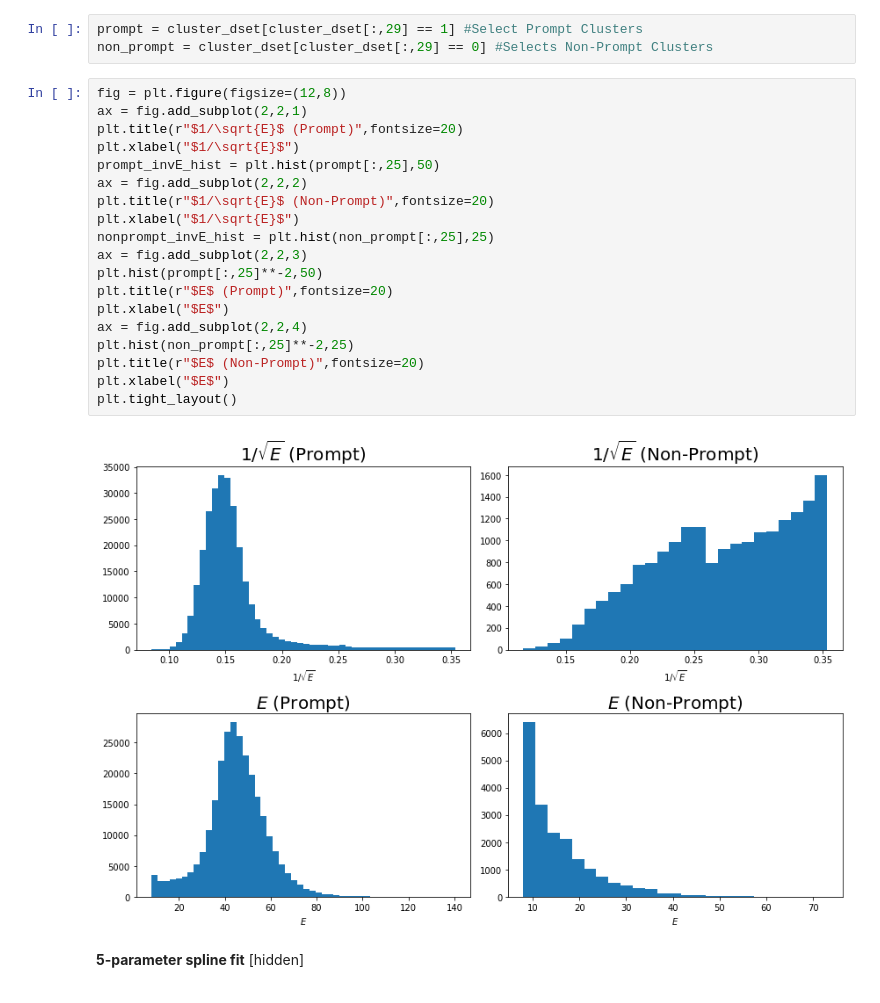
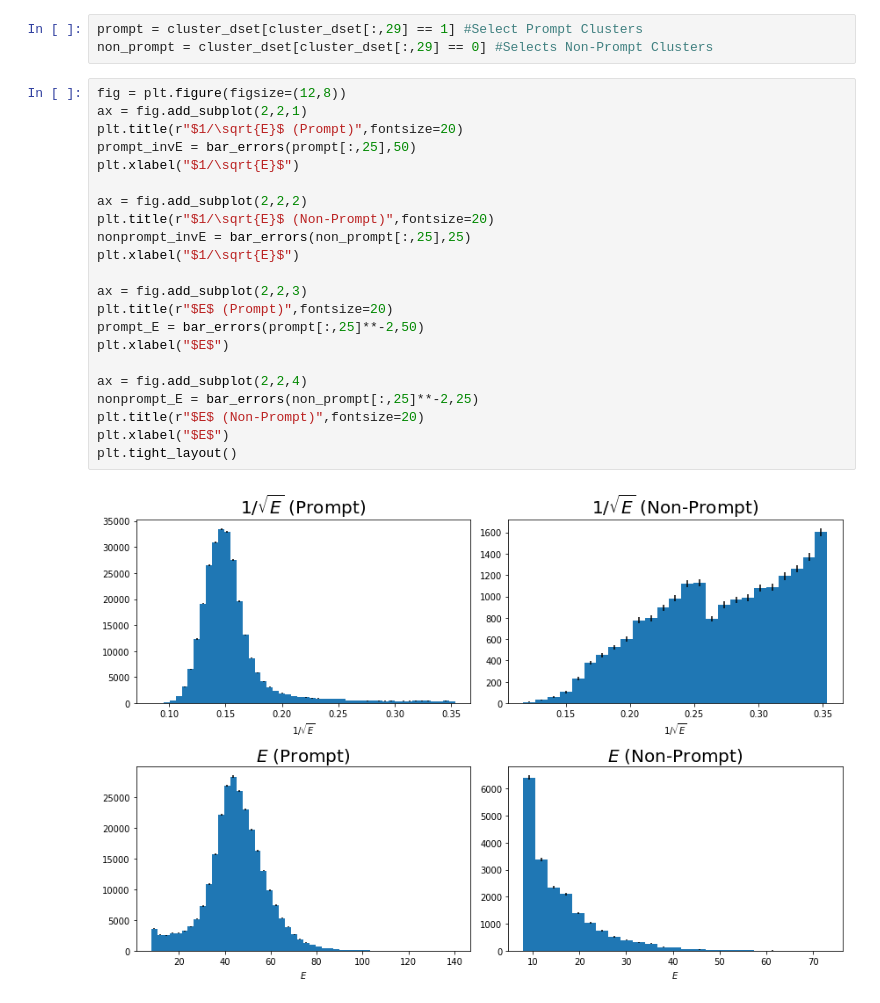
Before and after one commit to alwina/ntuple-gj, a Jupyter notebook: example/photon_ml/Fit_Splines.ipynb, the cells around one changed output. Cells and saved outputs as stored; diff of their text form.

```diff
--- a/example/photon_ml/Fit_Splines.ipynb
+++ b/example/photon_ml/Fit_Splines.ipynb
@@ -33,23 +34,24 @@ non_prompt = cluster_dset[cluster_dset[:,29] == 0] #Selects Non-Prompt Clusters
 # %%
 fig = plt.figure(figsize=(12,8))
 ax = fig.add_subplot(2,2,1)
 plt.title(r"$1/\sqrt{E}$ (Prompt)",fontsize=20)
+prompt_invE = bar_errors(prompt[:,25],50)
 plt.xlabel("$1/\sqrt{E}$")
-prompt_invE_hist = plt.hist(prompt[:,25],50)
+
 ax = fig.add_subplot(2,2,2)
 plt.title(r"$1/\sqrt{E}$ (Non-Prompt)",fontsize=20)
+nonprompt_invE = bar_errors(non_prompt[:,25],25)
 plt.xlabel("$1/\sqrt{E}$")
-nonprompt_invE_hist = plt.hist(non_prompt[:,25],25)
+
 ax = fig.add_subplot(2,2,3)
-plt.hist(prompt[:,25]**-2,50)
 plt.title(r"$E$ (Prompt)",fontsize=20)
+prompt_E = bar_errors(prompt[:,25]**-2,50)
 plt.xlabel("$E$")
+
 ax = fig.add_subplot(2,2,4)
-plt.hist(non_prompt[:,25]**-2,25)
+nonprompt_E = bar_errors(non_prompt[:,25]**-2,25)
 plt.title(r"$E$ (Non-Prompt)",fontsize=20)
 plt.xlabel("$E$")
 plt.tight_layout()
 # %% [output]
-[figure, old version]
+[figure, new version]
-# %% [markdown]
-**5-parameter spline fit** [hidden]
```
Also changed, not shown: parts of 10 cells of this notebook, 2 other files.
